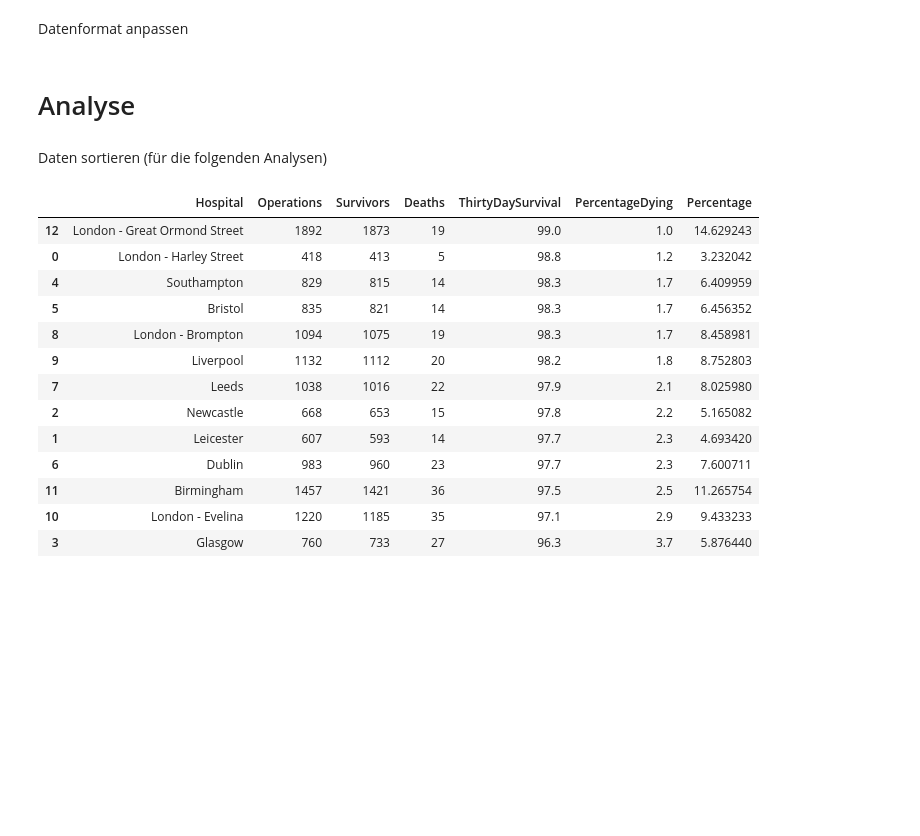
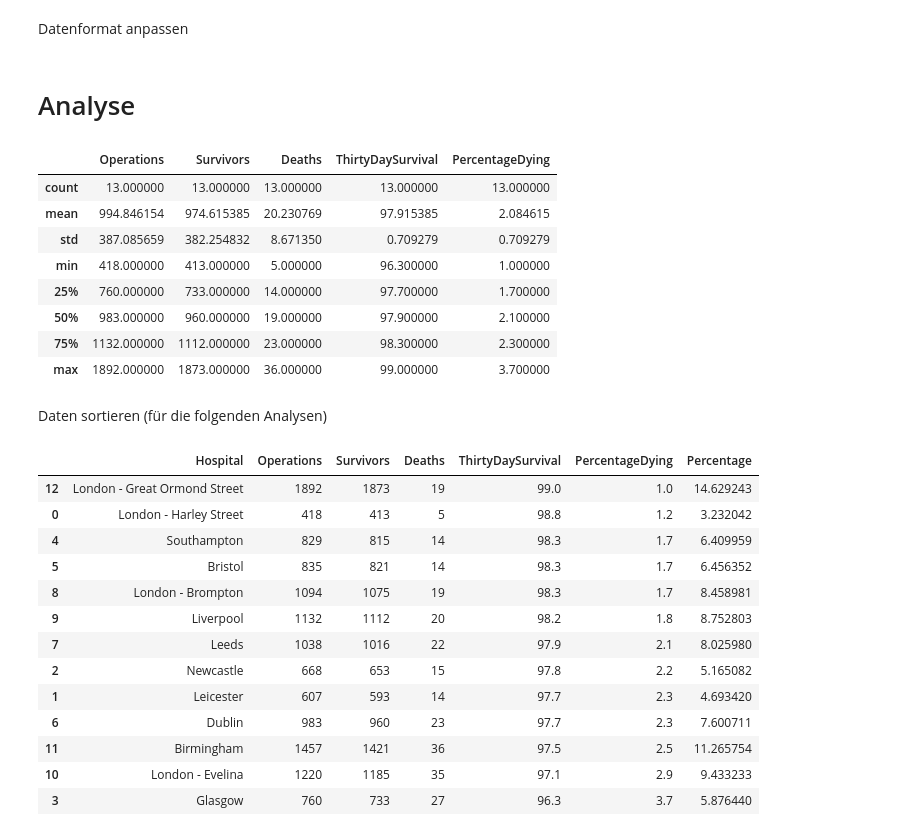
Before and after one commit to kirenz/statistik-fallstudien, a Jupyter notebook: 01-1-child-heart-survival.ipynb, the cells around one changed output. Cells and saved outputs as stored; diff of their text form; code cells hidden in the pictures; blank space fills up the shorter version.

```diff
--- a/01-1-child-heart-survival.ipynb
+++ b/01-1-child-heart-survival.ipynb
@@ -36,6 +50,18 @@ Datenformat anpassen
 df["Hospital"] = df["Hospital"].astype("category")
 # %% [markdown]
 # Analyse
+# %%
+df.describe()
+# %% [output]
+|  | Operations | Survivors | Deaths | ThirtyDaySurvival | PercentageDying |
+| count | 13.000000 | 13.000000 | 13.000000 | 13.000000 | 13.000000 |
+| mean | 994.846154 | 974.615385 | 20.230769 | 97.915385 | 2.084615 |
+| std | 387.085659 | 382.254832 | 8.671350 | 0.709279 | 0.709279 |
+| min | 418.000000 | 413.000000 | 5.000000 | 96.300000 | 1.000000 |
+| 25% | 760.000000 | 733.000000 | 14.000000 | 97.700000 | 1.700000 |
+| 50% | 983.000000 | 960.000000 | 19.000000 | 97.900000 | 2.100000 |
+| 75% | 1132.000000 | 1112.000000 | 23.000000 | 98.300000 | 2.300000 |
+| max | 1892.000000 | 1873.000000 | 36.000000 | 99.000000 | 3.700000 |
 # %% [markdown]
 Daten sortieren (für die folgenden Analysen)
 # %%
```
Also changed, not shown: parts of 2 cells of this notebook.
